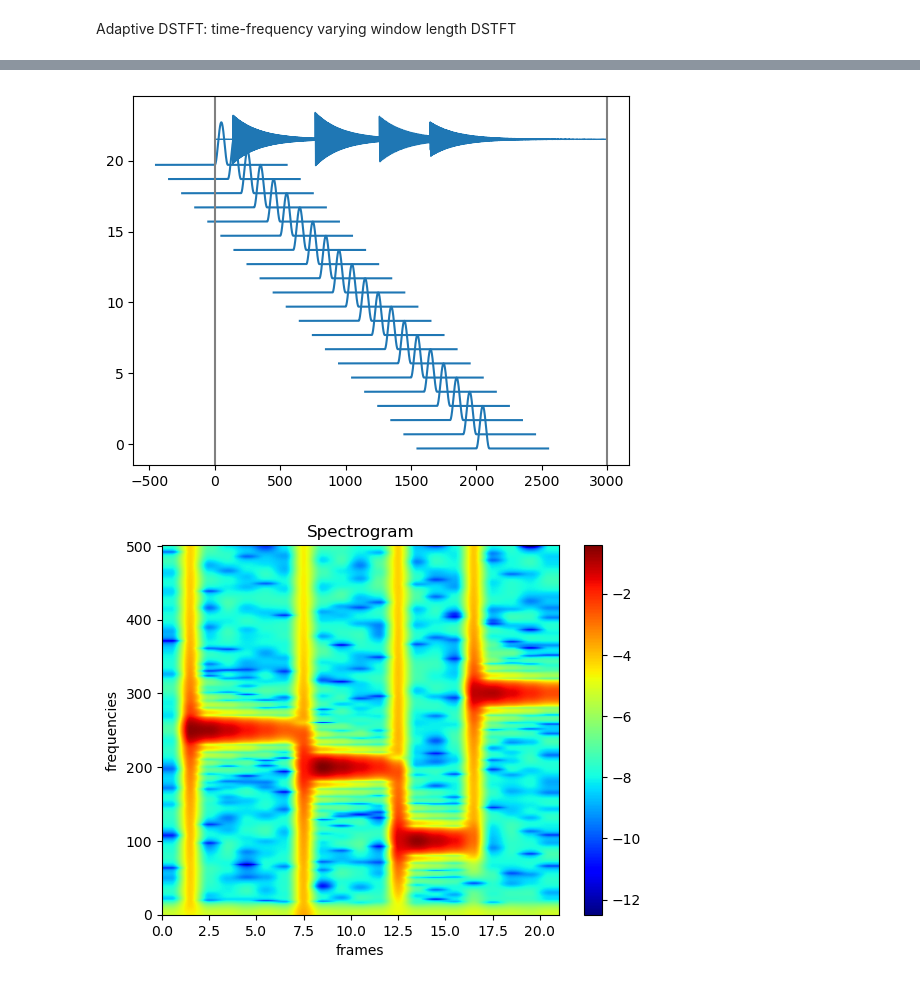
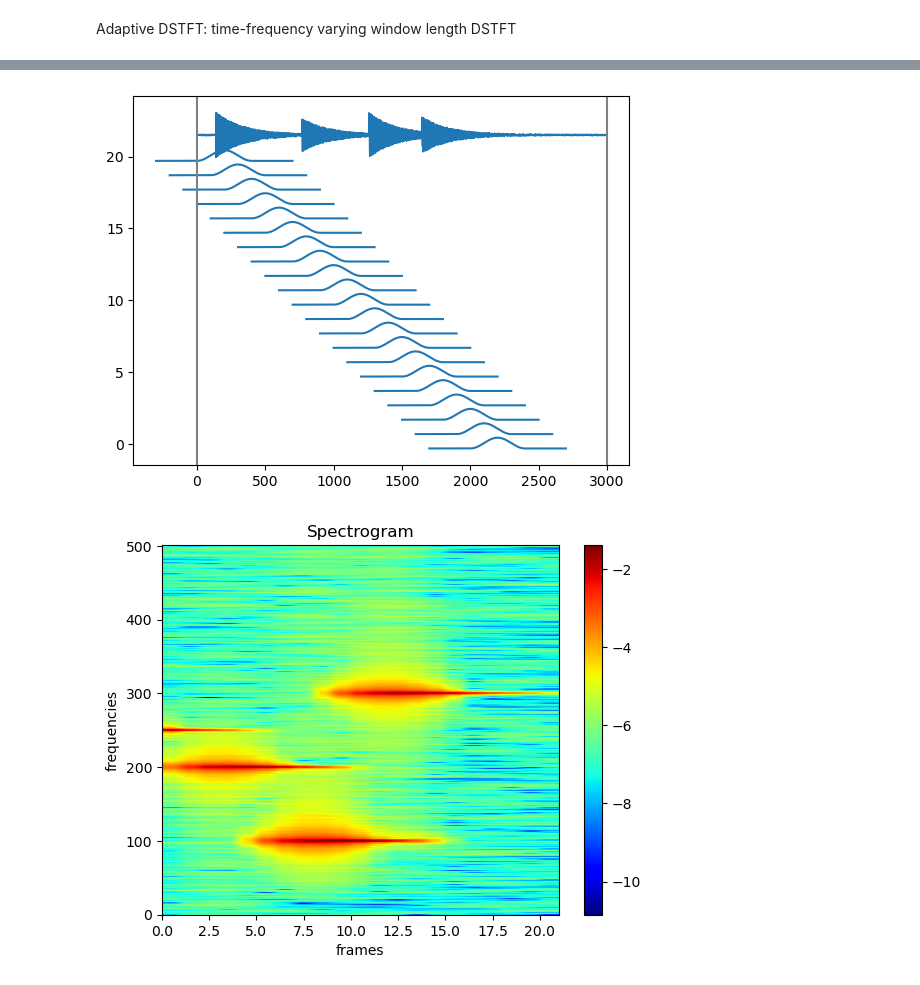
Before and after one commit to maxime-leiber/dstft, a Jupyter notebook: notebooks/1.ipynb, the cells around one changed output, grey strips where cells are left out. Drawn from its saved outputs; the diff is of its cells as text; code cells hidden in the pictures.

Commit message:
update dstft (ADSTFT)

```diff
--- a/notebooks/1.ipynb
+++ b/notebooks/1.ipynb
@@ -34,15 +33,18 @@ win_length = 600;
 # %%
-dstft = FDSTFT(
-    x,
-    win_length=win_min,
-    support=support,
-    stride=stride,
-    win_requires_grad=False,
-    stride_requires_grad=False,
-    win_p=None,
-    stride_p=None,
-)
-spec, stft = dstft(x)
-dstft.print(spec, weights=False, wins=False, bar=True)
-dstft.print(spec[:, 220:370, 20:70], x, bar=True, wins=False, weights=False)
+for win_length in [100, 1_000]:
+    dstft = DSTFT(
+        x,
+        win_length=win_length,
+        support=support,
+        stride=stride,
+        win_requires_grad=False,
+        stride_requires_grad=False,
+        win_p=None,
+        stride_p=None,
+    )
+    spec, stft = dstft(x)
+    dstft.print(spec, weights=False, wins=False, bar=True)
+    dstft.print(
+        spec[:, 220:370, 20:70], x, bar=True, wins=False, weights=False,
+    )
 # %% [output]
@@ -107,9 +107,9 @@ NameError: name 'aaa' is not defined
 # %% [markdown]
 Adaptive DSTFT: time-frequency varying window length DSTFT
 # %%
-dstft = DSTFT(
+dstft = ADSTFT(
     x,
-    win_length=win_length,
+    win_length=500,
     support=support,
     stride=stride,
     win_requires_grad=True,
@@ -120,7 +120,7 @@ dstft = DSTFT(
 params = [{"params": dstft.win_length, "lr": lr}]
 opt = torch.optim.Adam(params)
 sch = torch.optim.lr_scheduler.ReduceLROnPlateau(
-    optimizer=opt, mode="min", factor=0.1, patience=patience,
+    optimizer=opt, mode="min", factor=.1, patience=patience,
 )
 
 for epoch in range(epochs):
@@ -155,7 +158,6 @@ Time-varying window and hop lengths#
 fs = 1e3
 t = torch.arange(0, 3, 1 / fs)
 L = t.shape[0]
-# index_impulse = torch.randint(0, L, size = (5,))
 mark_list = [138, 768, 1259, 1647]
 index_impulse = torch.tensor(mark_list).long()
 
@@ -170,7 +172,8 @@ y = torch.zeros_like(x)
 y[index_impulse] = 1 + torch.rand(index_impulse.shape)
 z = torch.exp(-t * alpha)
 z1 = torch.fft.ifft(torch.fft.fft(z) * torch.fft.fft(y))
-x = x * z1.real + 0.01 * torch.rand(f.shape)
+x = x * z1.real + .1 * torch.rand(f.shape)
+x = x - x.mean()
 x = x[None, :].to(device)
 plt.plot(x[0].cpu())
 # %% [output]
@@ -179,13 +186,13 @@ plt.plot(x[0].cpu())
 # %%
 for win_length in [100, 400, 1_000]:
-    dstft = FDSTFT(
+    dstft = DSTFT(
         x,
-        win_length=100,
+        win_length=win_length,
         support=1_000,
         stride=100,
         win_requires_grad=False,
         stride_requires_grad=False,
-        win_p='t',
+        win_p="t",
         stride_p=None,
         first_frame=True,
     )
@@ -198,2 +205,2 @@ for win_length in [100, 400, 1_000]:
-[figure, old version]
+[figure, new version]
-[figure, old version]
+[figure, new version]
```
Also changed, not shown: parts of 14 cells of this notebook, 3 other files.
